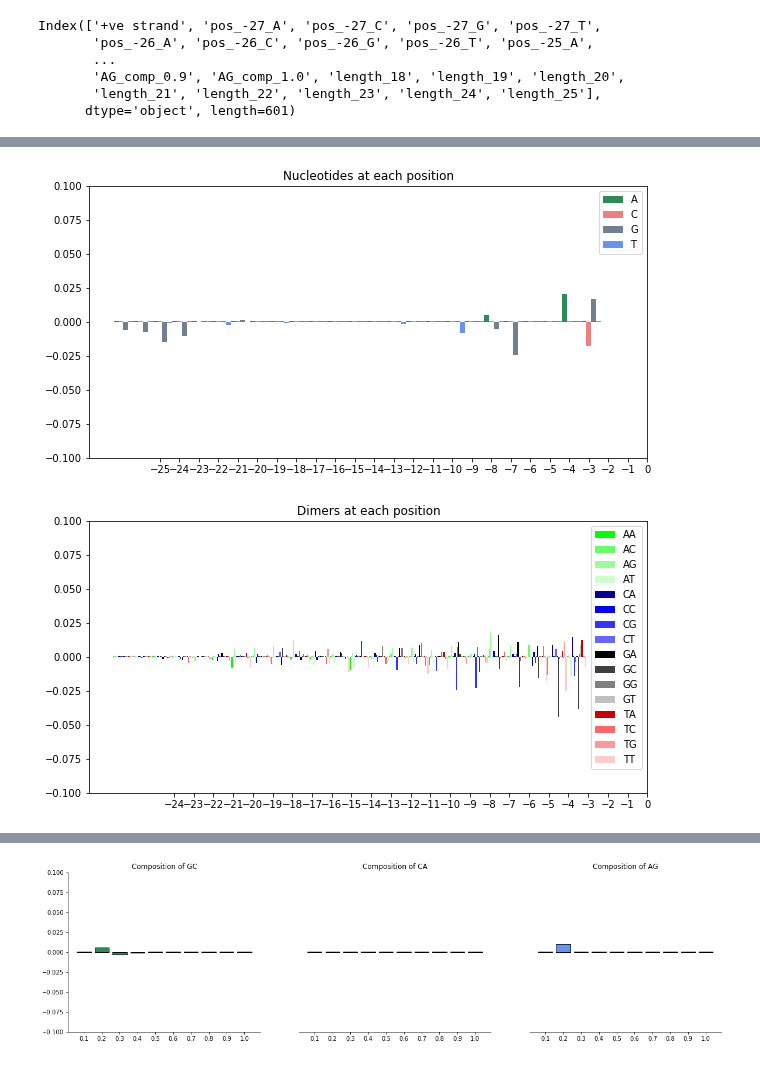
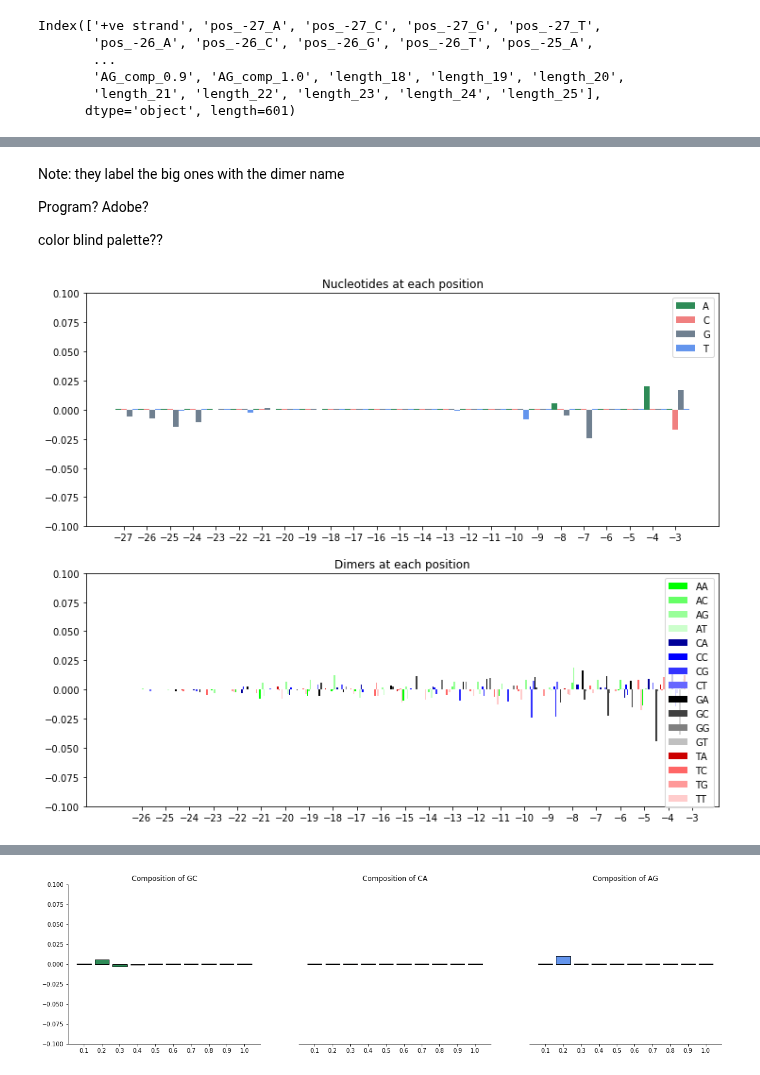
Before and after one commit to AnthonyHein/QCB455Project, a Jupyter notebook: PredictionWeights.ipynb, the cells around one changed output, grey strips where cells are left out. Saved outputs shown, nothing was run; the diff lists cells and outputs as text; code cells hidden in the pictures.

```diff
--- a/PredictionWeights.ipynb
+++ b/PredictionWeights.ipynb
@@ -93,21 +118,15 @@ nucl_pos_plot = [A, C, G, T]
 # %%
 from matplotlib.pyplot import figure
 # %%
-def pos_plot(plot_info, colors, title, legend):
+def pos_plot(plot_info, colors, title, legend, ax):
     width = 1/len(plot_info)
-    figure(figsize=(10,5))
     for index, nucl in enumerate(plot_info):
-        plt.bar(np.array(nucl[1]) + (index - 1)*width, nucl[2] + 0.0003, width, color = colors[index])
+        ax.bar(np.array(nucl[1]) + (index - 1)*width, nucl[2] + 0.0003, width, color = colors[index])
 
-    plt.legend(legend)
-    plt.xticks(-1 * np.arange(len(nucl[1]) + 1))
-    plt.ylim((-0.1, 0.1))
-    plt.title(title)
-    plt.show()
+    ax.legend(legend)
+    ax.set_xticks((-1 * np.arange(len(nucl[1])) - 3))
+    ax.set_ylim((-0.1, 0.1))
+    ax.title.set_text(title)
-# %%
-pos_plot(nucl_pos_plot, ['seagreen', 'lightcoral', 'slategrey', 'cornflowerblue'], "Nucleotides at each position", ('A', 'C', 'G', 'T'))
-# %% [output]
-[figure, removed]
 # %%
 def specific_dimer_pos(dimer):
     pos_bool = [dimer in name for name in dimer_pos_names]
@@ -122,15 +141,20 @@ dimers = dimer_encodings.keys()
 dimer_plot = []
 for dimer in dimers:
     dimer_plot.append(specific_dimer_pos(dimer))
+# %% [markdown]
+Note: they label the big ones with the dimer name
+
+Program? Adobe?
+
+color blind palette??
 # %%
+f, axs = plt.subplots(2, 1,figsize=(12,10))
+colors =  ['seagreen', 'lightcoral', 'slategrey', 'cornflowerblue']
+pos_plot(nucl_pos_plot, colors, "Nucleotides at each position", ('A', 'C', 'G', 'T'), axs[0])
 colors = ['#00FF00', '#66FF66', '#99FF99', '#CCFFCC',
          '#000099', '#0000FF', '#3333FF','#6666FF',
          '#000000', '#404040', '#808080', '#C0C0C0',
          '#CC0000', '#FF6666', '#FF9999', '#FFCCCC']
+pos_plot(dimer_plot, colors,"Dimers at each position", dimers, axs[1])
+# %% [output]
+[figure, added]
-# %%
-# Note: they label the big ones with the dimer name
-# Program? Adobe?
-# color blind palette??
-pos_plot(dimer_plot, colors,"Dimers at each position", dimers)
-# %% [output]
-[figure, removed]
```
Also changed, not shown: parts of 14 cells of this notebook.
